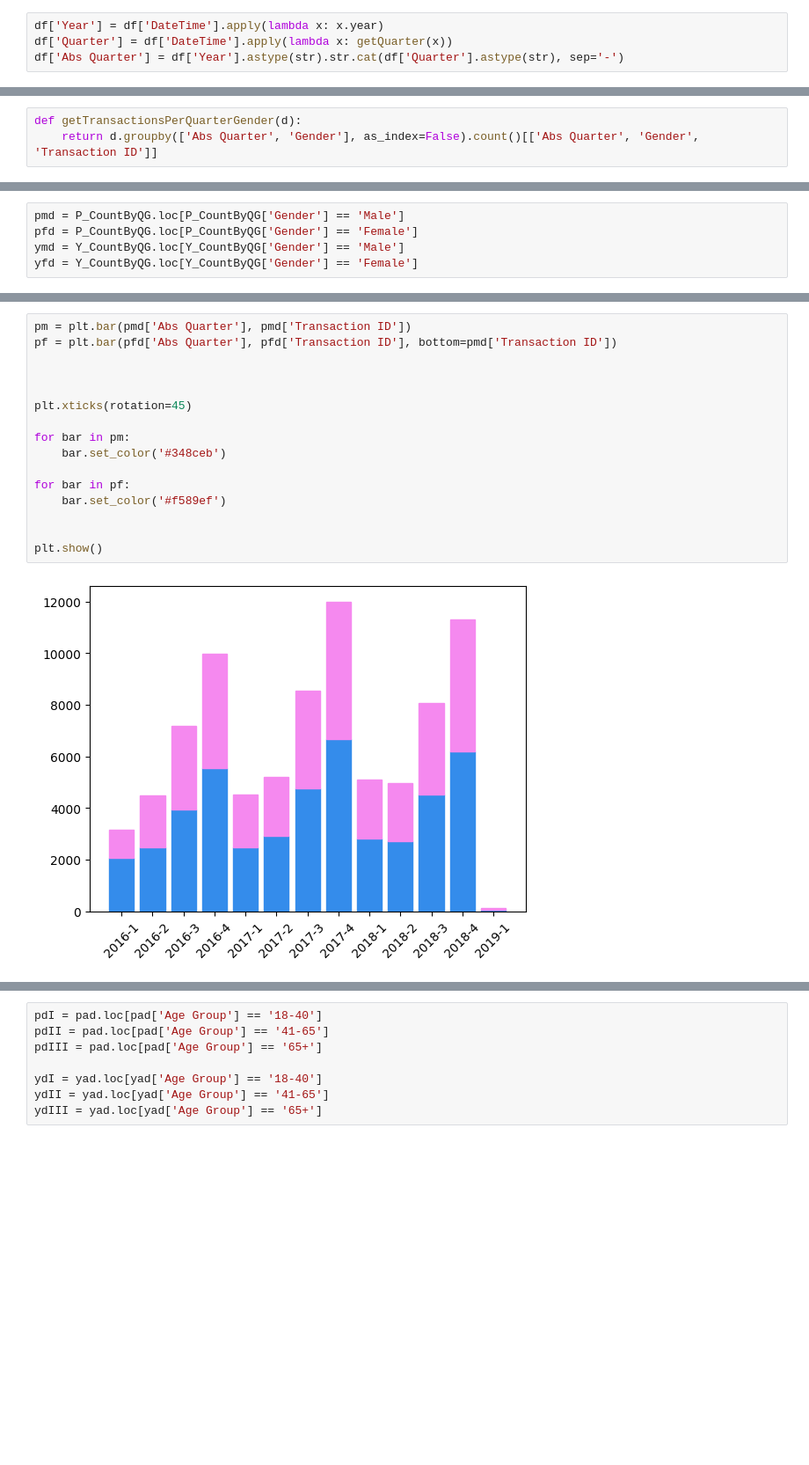
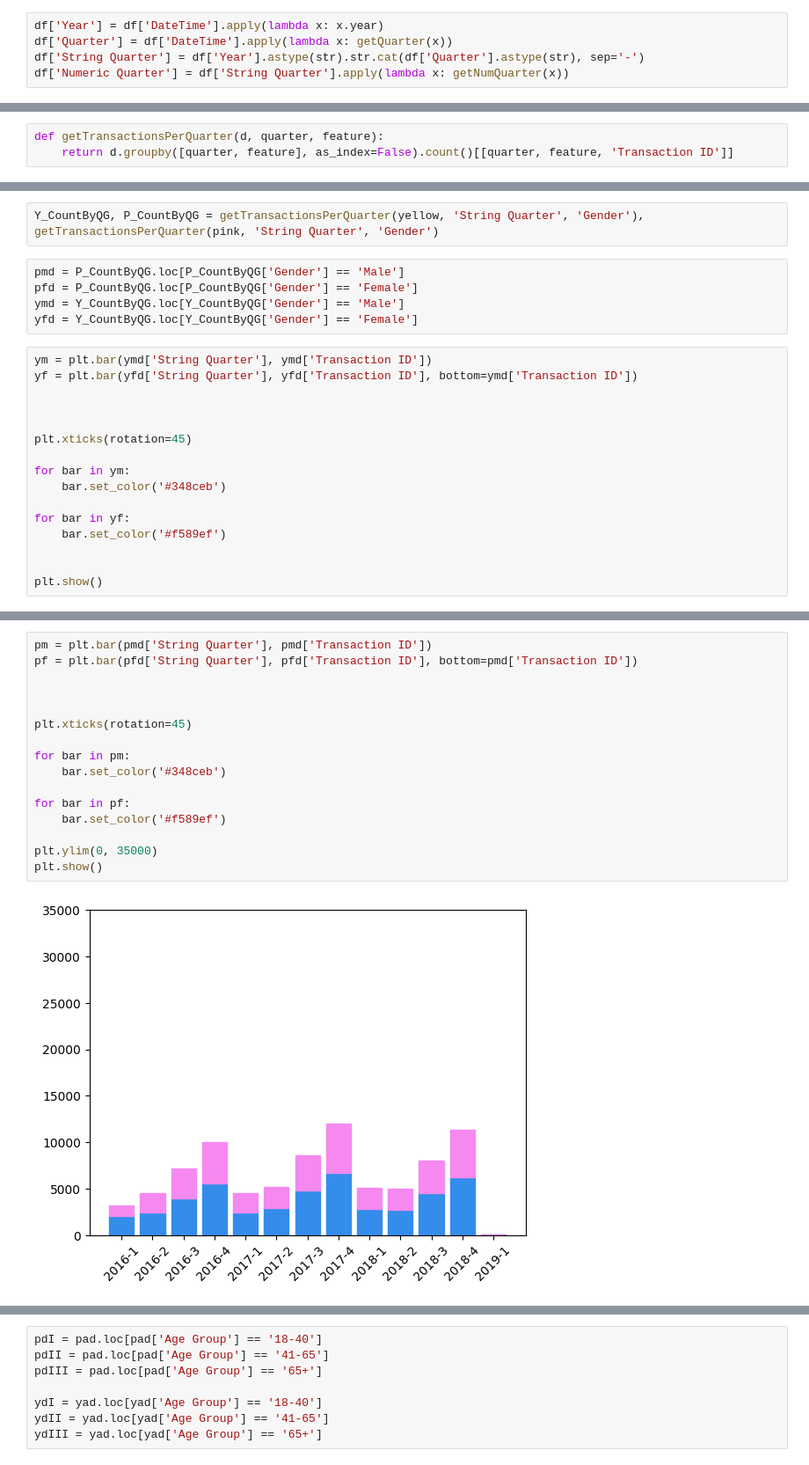
Before and after one commit to nureinumeya1999/Cab-Investment, a Jupyter notebook: src/EDA.ipynb, the cells around one changed output, grey strips where cells are left out. Shown: that part at 88% size. Saved outputs shown, nothing was run; the diff lists cells and outputs as text; blank space fills up the shorter version.

```diff
--- a/src/EDA.ipynb
+++ b/src/EDA.ipynb
@@ -189,7 +194,8 @@ def getQuarter(date: date):
 # %%
 df['Year'] = df['DateTime'].apply(lambda x: x.year)
 df['Quarter'] = df['DateTime'].apply(lambda x: getQuarter(x))
-df['Abs Quarter'] = df['Year'].astype(str).str.cat(df['Quarter'].astype(str), sep='-')
+df['String Quarter'] = df['Year'].astype(str).str.cat(df['Quarter'].astype(str), sep='-')
+df['Numeric Quarter'] = df['String Quarter'].apply(lambda x: getNumQuarter(x))
 # %%
 df.drop(columns=['Date of Travel', 'Population'], inplace=True)
 # %%
@@ -355,3 +365,3 @@ plt.show()
 # %%
-def getTransactionsPerQuarterGender(d):
-    return d.groupby(['Abs Quarter', 'Gender'], as_index=False).count()[['Abs Quarter', 'Gender', 'Transaction ID']]
+def getTransactionsPerQuarter(d, quarter, feature):
+    return d.groupby([quarter, feature], as_index=False).count()[[quarter, feature, 'Transaction ID']]
@@ -360,5 +368,23 @@ Y_CountByQG, P_CountByQG = getTransactionsPerQuarterGender(yellow), getTransacti
+# %%
+Y_CountByQG, P_CountByQG = getTransactionsPerQuarter(yellow, 'String Quarter', 'Gender'), getTransactionsPerQuarter(pink, 'String Quarter', 'Gender')
 # %%
 pmd = P_CountByQG.loc[P_CountByQG['Gender'] == 'Male']
 pfd = P_CountByQG.loc[P_CountByQG['Gender'] == 'Female']
 ymd = Y_CountByQG.loc[Y_CountByQG['Gender'] == 'Male']
 yfd = Y_CountByQG.loc[Y_CountByQG['Gender'] == 'Female']
+# %%
+ym = plt.bar(ymd['String Quarter'], ymd['Transaction ID'])
+yf = plt.bar(yfd['String Quarter'], yfd['Transaction ID'], bottom=ymd['Transaction ID'])
+
+
+
+plt.xticks(rotation=45)
+
+for bar in ym:
+    bar.set_color('#348ceb')
+
+for bar in yf:
+    bar.set_color('#f589ef')
+
+
+plt.show()
@@ -365,18 +393,18 @@ yfd = Y_CountByQG.loc[Y_CountByQG['Gender'] == 'Female']
 # %%
-pm = plt.bar(pmd['Abs Quarter'], pmd['Transaction ID'])
-pf = plt.bar(pfd['Abs Quarter'], pfd['Transaction ID'], bottom=pmd['Transaction ID'])
+pm = plt.bar(pmd['String Quarter'], pmd['Transaction ID'])
+pf = plt.bar(pfd['String Quarter'], pfd['Transaction ID'], bottom=pmd['Transaction ID'])
 
 
 
 plt.xticks(rotation=45)
 
 for bar in pm:
     bar.set_color('#348ceb')
 
 for bar in pf:
     bar.set_color('#f589ef')
 
-
+plt.ylim(0, 35000)
 plt.show()
 # %% [output]
-[figure, old version]
+[figure, new version]
```
Also changed, not shown: parts of 23 cells of this notebook.
